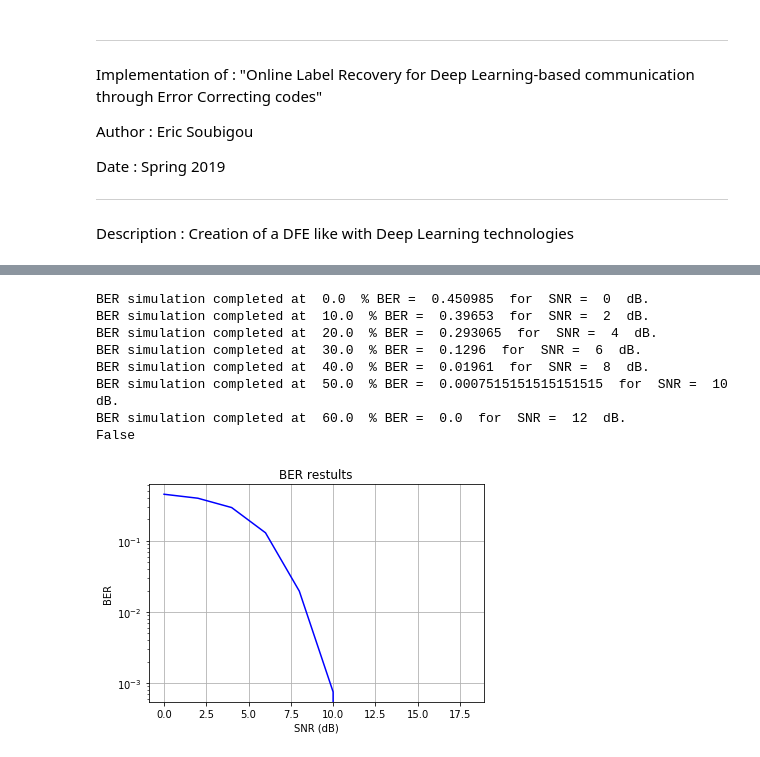
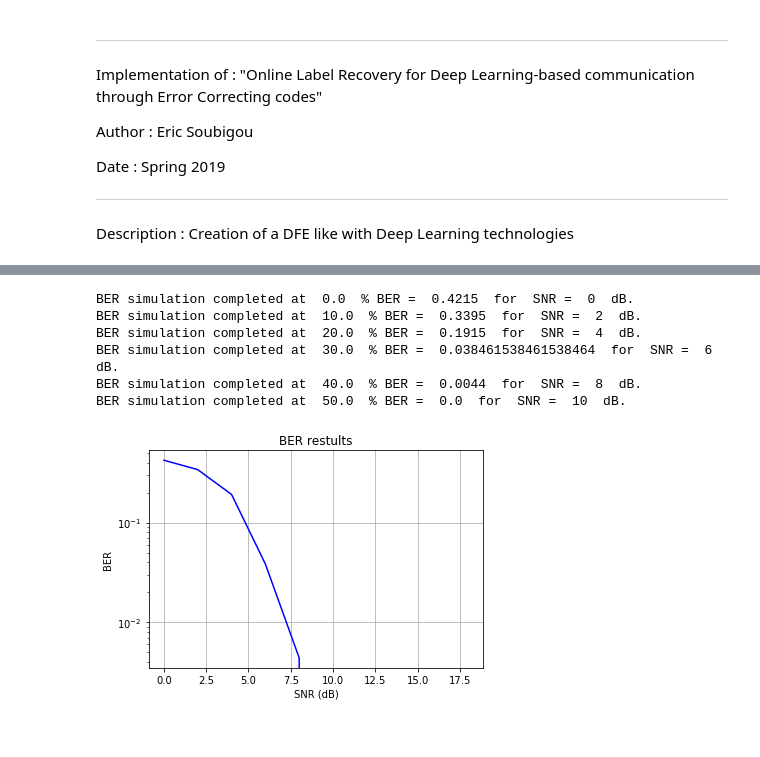
Before and after one commit to EricSoubigou/Deep-Net-Pre-Equalizer, a Jupyter notebook: online_label_recovery.ipynb, the cells around one changed output, grey strips where cells are left out. Drawn from its saved outputs; the diff is of its cells as text; code cells hidden in the pictures.

```diff
--- a/online_label_recovery.ipynb
+++ b/online_label_recovery.ipynb
@@ -340,10 +477,11 @@ trellis = Trellis(mem_size, g_matrix)
 modulation_order = 8
 frame_length = 20000
 
-# OFDM parameters
-nb_carriers = 128
-cp_length = 10
-off_carrier = 28
+# OFDM parameters (According to the paper "Online Label Recovery for Deep Learning-based communication through Error Correcting codes")
+nb_carriers = 64
+cp_length = 8
+off_carrier = 0
+equalizer = "ZF"
 
 # Creation of the emiter
 emiter = Emiter(
@@ -381,7 +519,7 @@ received_frame = awgn_channel.get_trough(mod_frame)
 
 # Creation of the receiver
 receiver = Receiver(
-    cp_length, nb_carriers, modulation_order, trellis, nb_off_carriers=off_carrier
+    cp_length, nb_carriers, modulation_order, trellis, nb_off_carriers=off_carrier, equalizer_type=equalizer
 )
 
 # Demodulation of the received frame
@@ -416,10 +554,13 @@ The decoded frame length is :  (20002,)
 The shrink decoded frame length is :  (20000,)
 The number of error is : 0
 # %%
-"""
- PHY layer class
-"""
+
 class PHY_Layer:
+    """ PHY layer class
+    :emiter: An Emiter, emiter of the Phy layer
+    :receiver: An Receiver, receiver of the Phy layer
+    :channel: A Channel,
+    """
     def __init__(self, emiter, receiver, channel):
         self.emiter = emiter
         self.receiver = receiver
@@ -444,8 +585,8 @@ class PHY_Layer:
 ### Monte-carlo simulations
 
 # Monte-Carlo parameters
-min_error_frame = 200
-max_test = 500
+min_error_frame = 20
+max_test = 50
 
 # SNR / BER parameters
 step_db = 2
@@ -454,13 +595,26 @@ max_snr = 20
 snr_db = np.array(range(min_snr, max_snr, step_db))
 ber = np.zeros(len(snr_db))
 
+# Channel parameters
+non_lin_coeff = 0
+iq_imbalance = None
+
+# OFDM parameters (According to the paper "Online Label Recovery for
+# Deep Learning-based communication through Error Correcting codes")
+nb_carriers = 64
+cp_length = 8
+off_carrier = 0
+
+# Type of Equalizer at the receiver side
+equalizer = None
+
 # Emiter / Receiver parameter for trellis
 mem_size = np.array([2])
 g_matrix = np.array([[0o5, 0o7]])
 trellis = Trellis(mem_size, g_matrix)
 
 # Frame length
-frame_length = 1000
+frame_length = 100
 
 # Creation of the emiter
 emiter = Emiter(
@@ -470,15 +624,18 @@ emiter = Emiter(
 receiver = Receiver(
     cp_length, nb_carriers, modulation_order, trellis, nb_off_carriers=off_carrier
 )
+
 # Creation of the AWGN Channel
-awgn_channel = AWGN_Channel(mean=0, var=0, non_lin_coeff=0, iq_imbalance=None)
+awgn_channel = AWGN_Channel(
+    mean=0, var=0, non_lin_coeff=non_lin_coeff, iq_imbalance=iq_imbalance
+)
 
 # Creation of the PHY Layer
 phy_layer = PHY_Layer(emiter, receiver, awgn_channel)
 
 # for ind_snr in range(len(snr_db)):
 ind_snr = 0
-while (ind_snr < len(snr_db)) and (not(ind_snr > 0) or (ber[ind_snr-1] > 0)) :
+while (ind_snr < len(snr_db)) and (not (ind_snr > 0) or (ber[ind_snr - 1] > 0)):
     # Init variables
     nb_tries = 0
     nb_frame_error = 0
@@ -497,40 +654,52 @@ while (ind_snr < len(snr_db)) and (not(ind_snr > 0) or (ber[ind_snr-1] > 0)) :
         if errors_num > 0:
             # Add the number of frame errors
             nb_frame_error = nb_frame_error + 1
         global_error_nb = global_error_nb + errors_num
         # increase the number of tries
         nb_tries = nb_tries + 1
     ber[ind_snr] = global_error_nb / (nb_tries * frame_length)
     print(
         "BER simulation completed at ",
         (100 * ind_snr / len(snr_db)),
         " %",
         "BER = ",
         ber[ind_snr],
         " for  SNR = ",
         snr_db[ind_snr],
         " dB.",
     )
     # Increase the snr index
     ind_snr += 1
 
-print((not(ind_snr > 0) or (ber[ind_snr-1] > 0)))
+ber_dict = {
+    "trellis": {"mem_size": mem_size, "g_matrix": g_matrix},
+    "phy_param": {"frame_length": frame_length, "modulation_order": modulation_order},
+    "channel_param": {"non_lin_coeff": non_lin_coeff, "iq_imbalance": iq_imbalance},
+    "monte_carlo_param": {"min_error_frame": min_error_frame, "max_test": max_test},
+    "results": {"snr_db": snr_db, "ber": ber},
+}
+
+# Save results in file
+filename = "./results/OFDM_equalizer_{}_non_lin_coeff_{}_iq_imbalance_{}.pickle".format(
+    str(equalizer), str(non_lin_coeff), str(iq_imbalance)
+)
+
+with open(filename, "wb") as handle:
+    pickle.dump(ber_dict, handle)
 
 # Display results
 plt.plot(snr_db, ber, "b")
 plt.yscale("log")
 plt.title("BER restults")
 plt.xlabel("SNR (dB)")
 plt.ylabel("BER")
 plt.grid(True)
 plt.show()
 # %% [output]
-BER simulation completed at  0.0  % BER =  0.450985  for  SNR =  0  dB.
-BER simulation completed at  10.0  % BER =  0.39653  for  SNR =  2  dB.
-BER simulation completed at  20.0  % BER =  0.293065  for  SNR =  4  dB.
-BER simulation completed at  30.0  % BER =  0.1296  for  SNR =  6  dB.
-BER simulation completed at  40.0  % BER =  0.01961  for  SNR =  8  dB.
-BER simulation completed at  50.0  % BER =  0.0007515151515151515  for  SNR =  10  dB.
-BER simulation completed at  60.0  % BER =  0.0  for  SNR =  12  dB.
-False
+BER simulation completed at  0.0  % BER =  0.4215  for  SNR =  0  dB.
+BER simulation completed at  10.0  % BER =  0.3395  for  SNR =  2  dB.
+BER simulation completed at  20.0  % BER =  0.1915  for  SNR =  4  dB.
+BER simulation completed at  30.0  % BER =  0.038461538461538464  for  SNR =  6  dB.
+BER simulation completed at  40.0  % BER =  0.0044  for  SNR =  8  dB.
+BER simulation completed at  50.0  % BER =  0.0  for  SNR =  10  dB.
-[figure, old version]
+[figure, new version]
```
Also changed, not shown: parts of 10 cells of this notebook, 1 other file.
